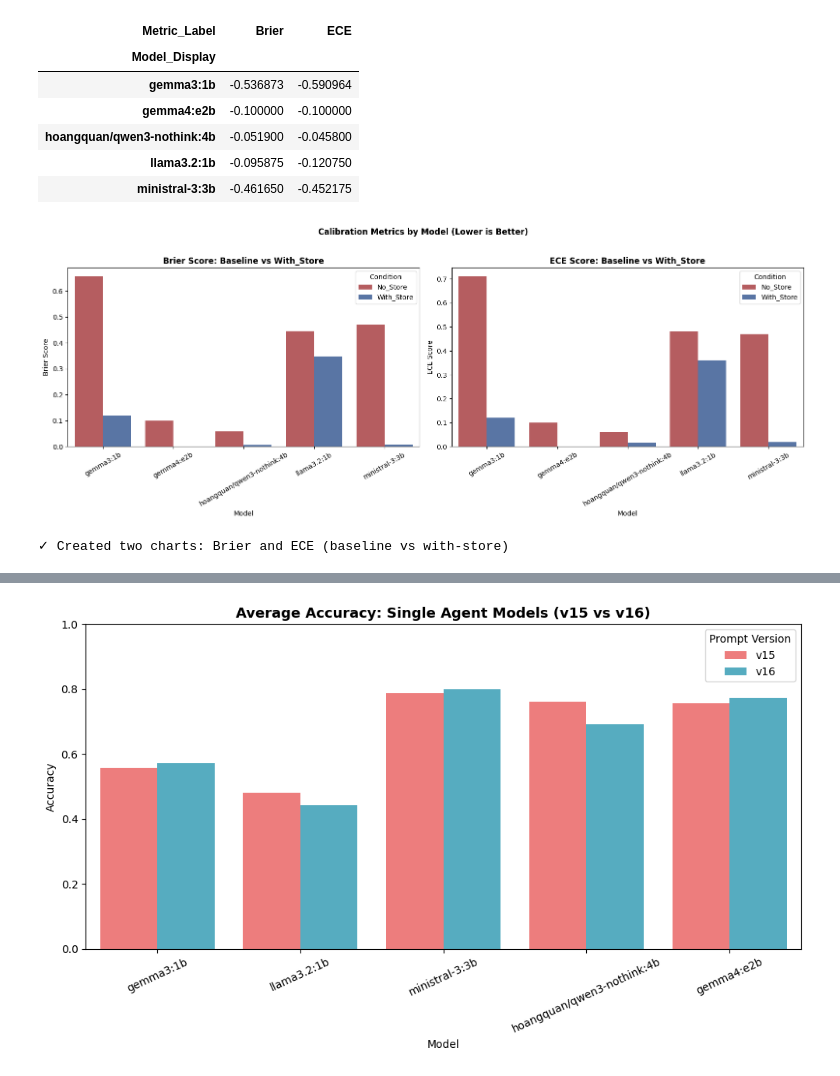
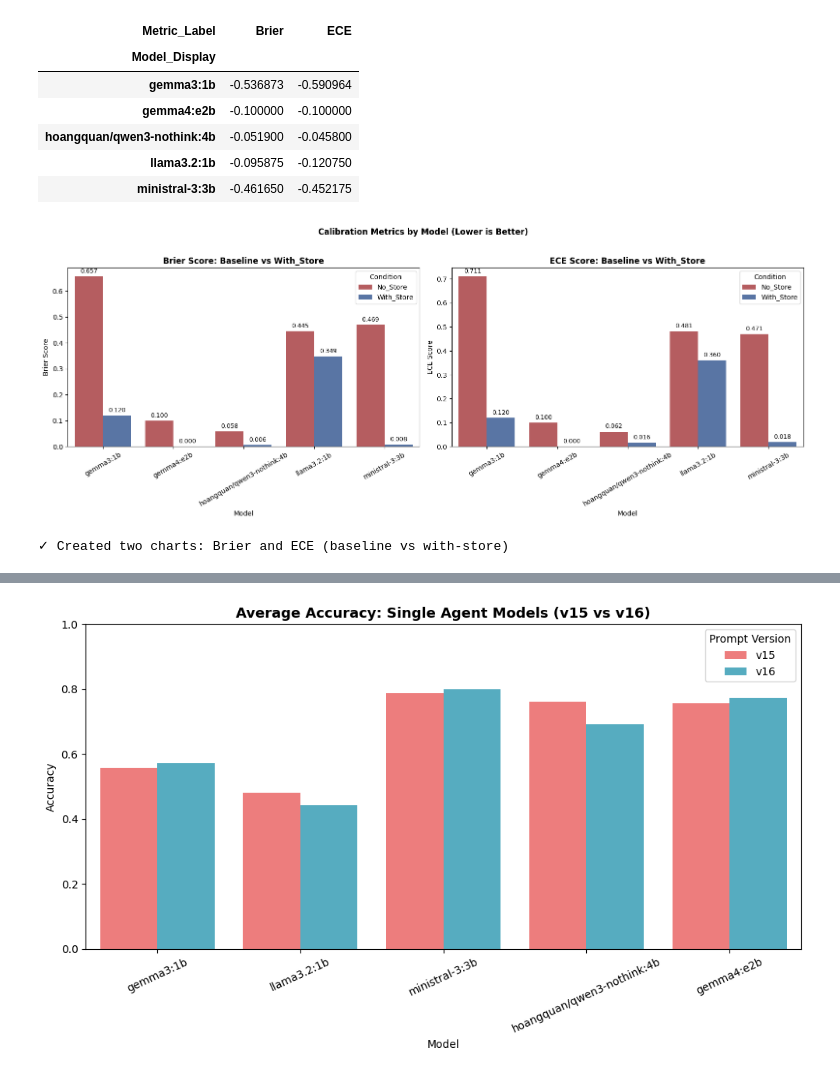
Before and after one commit to sultann-301/Belief-Aware-LLMs, a Jupyter notebook: eval_results_analysis.ipynb, the cells around one changed output, grey strips where cells are left out. Cells and saved outputs as stored; diff of their text form; code cells hidden in the pictures.

```diff
--- a/eval_results_analysis.ipynb
+++ b/eval_results_analysis.ipynb
@@ -541,32 +529,35 @@ else:
 
         for idx, metric in enumerate(['Brier', 'ECE']):
             metric_df = long_df[long_df['Metric_Label'] == metric].copy()
 
             if metric_df.empty:
                 axes[idx].text(0.5, 0.5, f'No data for {metric}', ha='center', va='center')
                 axes[idx].set_title(f'{metric}: Baseline vs With_Store')
                 axes[idx].set_axis_off()
                 continue
 
             sns.barplot(
                 data=metric_df,
                 x='Model_Display',
                 y='Score',
                 hue='Condition',
                 hue_order=['No_Store', 'With_Store'],
                 palette={'No_Store': '#C44E52', 'With_Store': '#4C72B0'},
                 ax=axes[idx],
             )
             axes[idx].set_title(f'{metric} Score: Baseline vs With_Store', fontweight='bold')
             axes[idx].set_xlabel('Model')
             axes[idx].set_ylabel(f'{metric} Score')
             axes[idx].tick_params(axis='x', rotation=30)
             axes[idx].legend(title='Condition', loc='best')
 
+            for container in axes[idx].containers:
+                axes[idx].bar_label(container, fmt='%.3f', padding=3, fontsize=9)
+
         plt.suptitle('Calibration Metrics by Model (Lower is Better)', fontweight='bold', y=1.02)
         plt.tight_layout()
         plt.show()
         print('✓ Created two charts: Brier and ECE (baseline vs with-store)')
 # %% [output]
-[figure, old version]
+[figure, new version]
 ✓ Created two charts: Brier and ECE (baseline vs with-store)
```
Also changed, not shown: parts of 4 cells of this notebook, 3 other files.
